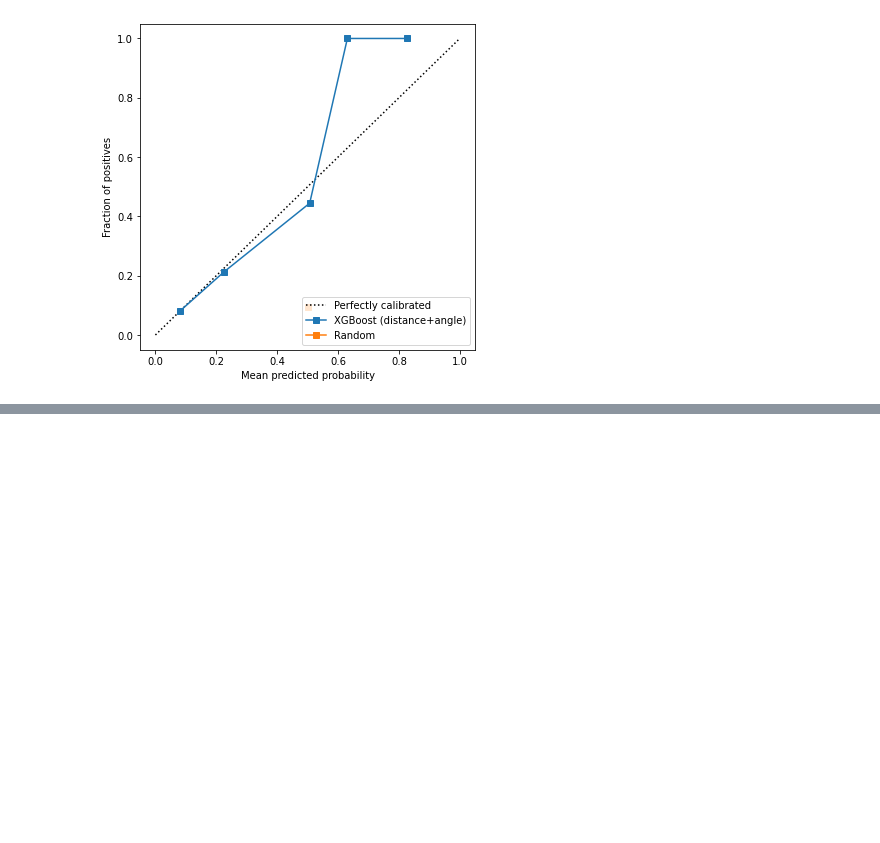
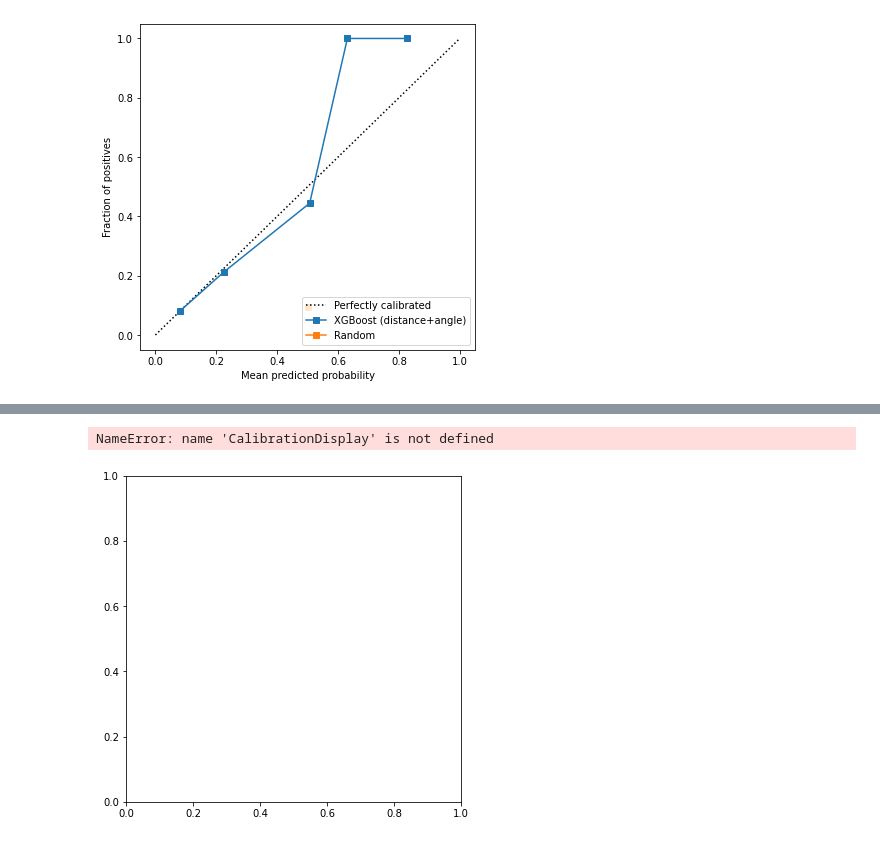
Before and after one commit to sorinmuchi/IFT6758, a Jupyter notebook: notebooks/5-AdvancedModels.ipynb, the cells around one changed output, grey strips where cells are left out. Saved outputs shown, nothing was run; the diff lists cells and outputs as text; code cells hidden in the pictures; blank space fills up the shorter version.

```diff
--- a/notebooks/5-AdvancedModels.ipynb
+++ b/notebooks/5-AdvancedModels.ipynb
@@ -188,0 +270,13 @@ plt.show()
+# %%
+df=  pd.read_csv('../data/AllSeasonsM2Q4.csv')
+
+df['rebound']=df['rebound'].astype(int)
+FinalDf = df[['gameSeconds','periodTime','xCoord','yCoord','distanceFromNet','angle','shotType','EmptyNet','lastEventType', 'lastEventXCoord',
+       'lastEventYCoord','lastEventGameSeconds','distanceFromLastEvent','rebound', 'lastEventAngle',
+       'changeInAngleShot', 'speed','Goal']]
+obj_df=FinalDf.select_dtypes(include=['object']).copy()
+
+FinalDf=FinalDf.drop(obj_df.columns, axis=1)
+
+obj_df=obj_df.apply(preprocessing.LabelEncoder().fit_transform)
+Frame=pd.concat([FinalDf,obj_df],axis=1)
@@ -188,0 +386,12 @@ plt.show()
+# %%
+fig, ax = plt.subplots(figsize=(6, 6))
+
+disp1 = CalibrationDisplay.from_estimator(xgb_clf1, X_valXG_All, y_valXG_All, label='XGBoost (All)', ax=ax)
+disp4 = CalibrationDisplay.from_estimator(random_clf, X_valXG_All, y_valXG_All, label='Random', ax=ax)
+
+# plt.savefig('../figures/calibration_diagram.png')
+
+plt.show()
+# %% [output]
+NameError: name 'CalibrationDisplay' is not defined
+[figure, added]
```
Also changed, not shown: parts of 18 cells of this notebook, 3 other files.
